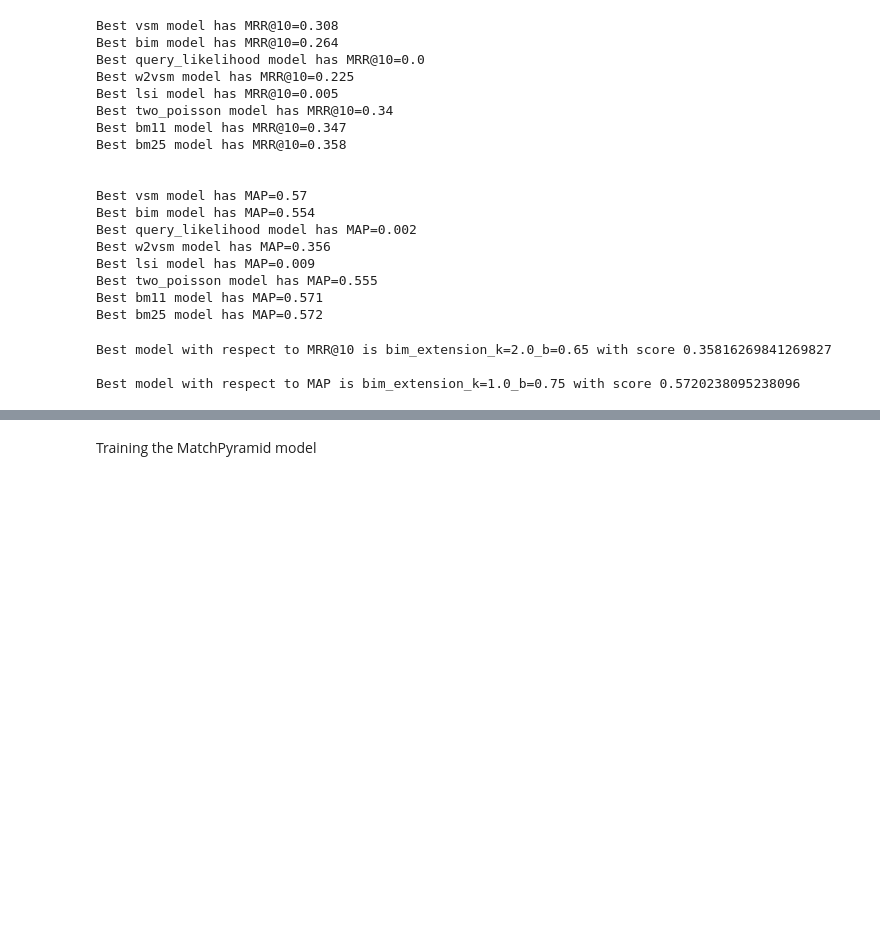
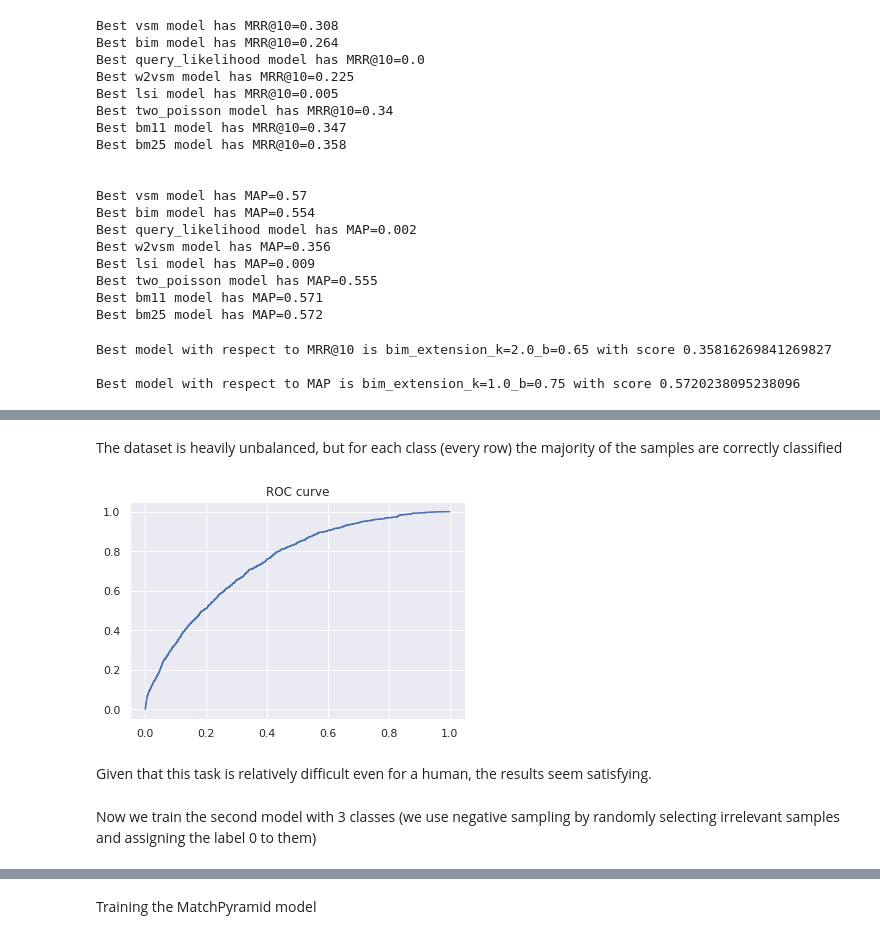
Before and after one commit to geosarr/search-engine, a Jupyter notebook: tutorial_search_engine.ipynb, the cells around one changed output, grey strips where cells are left out. Drawn from its saved outputs; the diff is of its cells as text; code cells hidden in the pictures; blank space fills up the shorter version.

```diff
--- a/tutorial_search_engine.ipynb
+++ b/tutorial_search_engine.ipynb
@@ -645,0 +676,3 @@ Best model with respect to MAP is bim_extension_k=1.0_b=0.75 with score 0.572023
+# %%
+# Create tokenizer
+tokenizer = DistilBertTokenizer.from_pretrained("distilbert-base-uncased", use_fast=True)
@@ -645,0 +809,11 @@ Best model with respect to MAP is bim_extension_k=1.0_b=0.75 with score 0.572023
+# %% [markdown]
+The dataset is heavily unbalanced, but for each class (every row) the majority of the samples are correctly classified
+# %%
+plt.plot(fpr,tpr)
+plt.title("ROC curve");
+# %% [output]
+[figure, added]
+# %% [markdown]
+Given that this task is relatively difficult even for a human, the results seem satisfying.
+# %% [markdown]
+Now we train the second model with 3 classes (we use negative sampling by randomly selecting irrelevant samples and assigning the label 0 to them)
```
Also changed, not shown: parts of 51 cells of this notebook.
